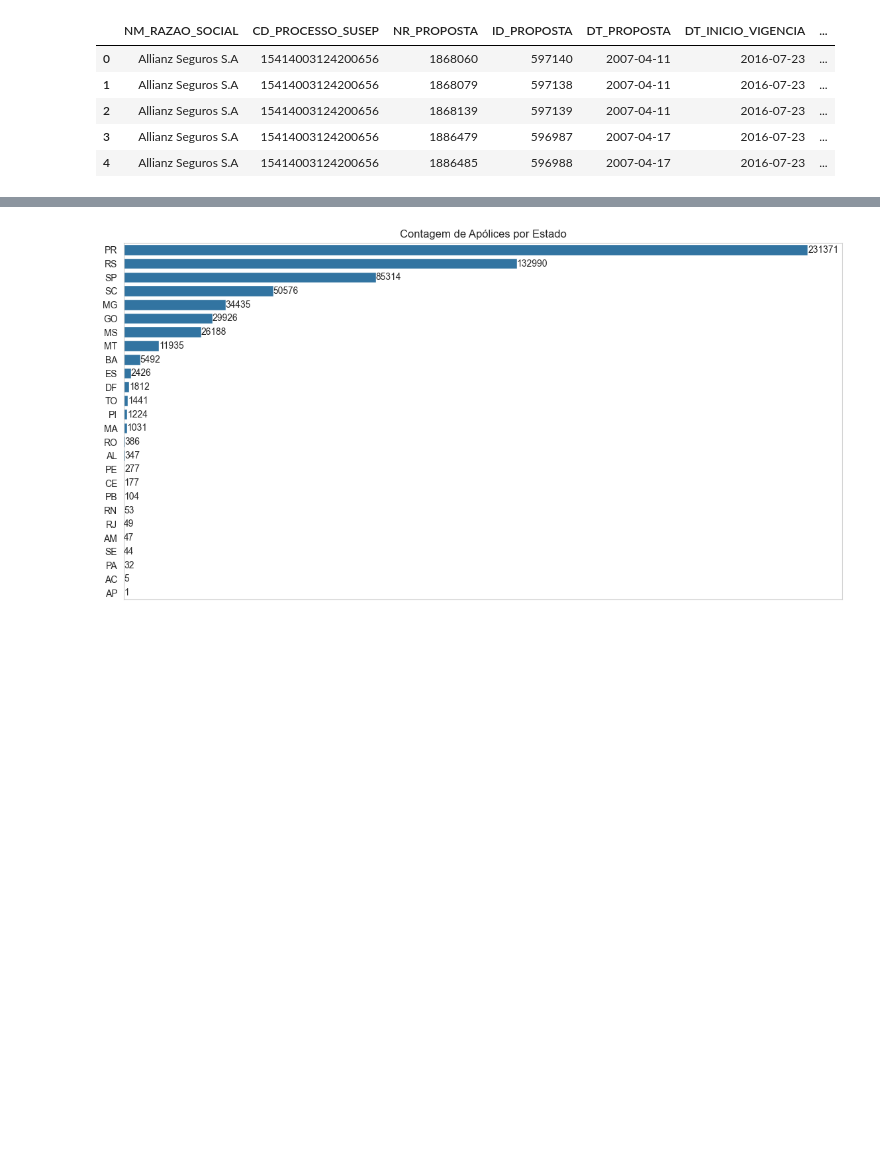
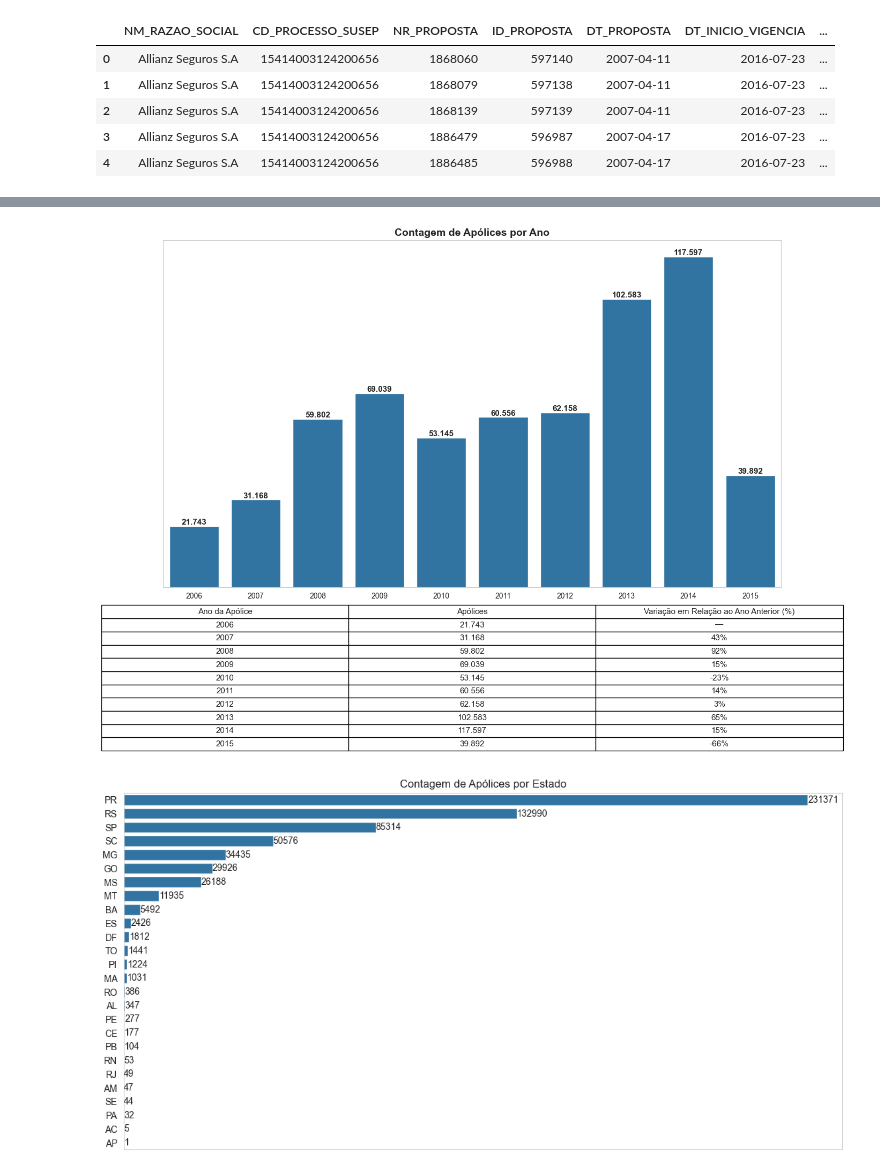
Before and after one commit to PortalDosDados/analise_seguro_rural, a Jupyter notebook: notebook.ipynb, the cells around one changed output, grey strips where cells are left out. Cells and saved outputs as stored; diff of their text form; code cells hidden in the pictures; blank space fills up the shorter version.

```diff
--- a/notebook.ipynb
+++ b/notebook.ipynb
@@ -191,22 +190,3 @@ df.head()
 | 2 | Allianz Seguros S.A | 15414003124200656 | 1868139 | 597139 | 2007-04-11 | 2016-07-23 | ... |
 | 3 | Allianz Seguros S.A | 15414003124200656 | 1886479 | 596987 | 2007-04-17 | 2016-07-23 | ... |
 | 4 | Allianz Seguros S.A | 15414003124200656 | 1886485 | 596988 | 2007-04-17 | 2016-07-23 | ... |
-# %%
-# Visualização: Contagem de Apólices por Ano
-plt.figure(figsize=(14, 7))
-
-sns.countplot(data=df, x='ANO_APOLICE', order=sorted(df['ANO_APOLICE'].unique()))
-plt.title('Contagem de Apólices por Ano')
-plt.xlabel('')
-plt.ylabel('')
-plt.yticks([])  # Remove os valores do eixo y
-
-# rotulo das barras
-for n in plt.gca().patches:
-    plt.gca().annotate(int(n.get_height()), (n.get_x() + n.get_width() / 2, n.get_height()),
-                       ha='center', va='bottom')
-
-# Remove o grid de fundo
-plt.grid(False)
-
-plt.show()
@@ -215,3 +220,75 @@ plt.show()
+# %%
+# Combinação Gráfico + Tabela Para Análise Completa
+
+# Função para preparar a tabela com contagem e variação percentual
+def preparar_tabela(df: pd.DataFrame) -> pd.DataFrame:
+    """
+    Agrupa o DataFrame por ano de apólice, calcula a contagem e a variação percentual.
+    Retorna um DataFrame formatado com separador de milhar e variação percentual.
+    """
+    # Agrupar por ano e contar apólices
+    df_ano = df.groupby('ANO_APOLICE').size().reset_index(name='Apólices')
+    df_ano = df_ano.sort_values('ANO_APOLICE').rename(columns={'ANO_APOLICE': 'Ano da Apólice'})
+
+    # Calcular variação percentual em relação ao ano anterior
+    df_ano['Variação em Relação ao Ano Anterior (%)'] = df_ano['Apólices'].pct_change() * 100
+
+    # Formatar colunas
+    df_ano['Apólices'] = df_ano['Apólices'].apply(lambda x: f"{int(x):,}".replace(",", "."))
+    df_ano['Variação em Relação ao Ano Anterior (%)'] = df_ano['Variação em Relação ao Ano Anterior (%)'].apply(
+        lambda x: f"{x:.0f}%" if pd.notnull(x) else "—"
+    )
+
+    return df_ano
+
+
+def plotar_grafico_e_tabela(df: pd.DataFrame) -> None:
+    """
+    Plota o gráfico de barras da contagem de apólices por ano
+    e exibe a tabela de contagem e variação percentual abaixo do gráfico.
+    """
+    # Preparar tabela
+    df_ano = preparar_tabela(df)
+
+    # Criar figura com 2 subplots (gráfico em cima, tabela embaixo)
+    fig, axes = plt.subplots(2, 1, figsize=(14, 10), gridspec_kw={'height_ratios': [3, 1]})
+
+    # --- Gráfico ---
+    sns.countplot(data=df, x='ANO_APOLICE', order=sorted(df['ANO_APOLICE'].unique()), ax=axes[0])
+    axes[0].set_title('Contagem de Apólices por Ano', fontsize=14, fontweight='bold')
+    axes[0].set_xlabel('')
+    axes[0].set_ylabel('')
+    axes[0].set_yticks([])
+
+    # Rótulos nas barras com separador de milhar
+    for n in axes[0].patches:
+        valor = f"{int(n.get_height()):,}".replace(",", ".")
+        axes[0].annotate(valor,
+                         (n.get_x() + n.get_width() / 2, n.get_height()),
+                         ha='center', va='bottom', fontsize=11, fontweight='bold')
+
+    axes[0].grid(False)
+
+    # --- Tabela ---
+    axes[1].axis('off')
+    table = axes[1].table(cellText=df_ano.values,
+                          colLabels=df_ano.columns,
+                          cellLoc='center',
+                          loc='center')
+
+    # Ajustes visuais da tabela
+    table.auto_set_font_size(False)
+    table.set_fontsize(11)
+    table.scale(1.2, 1.2)
+
+    plt.tight_layout()
+    plt.show()
+
+
+# --- Execução ---
+plotar_grafico_e_tabela(df)
+# %% [output]
+[figure, added]
 # %%
 # Gráfico de barras horizontal da contagem de apólices por estado
 plt.figure(figsize=(14, 7))
```
Also changed, not shown: parts of 6 cells of this notebook.
